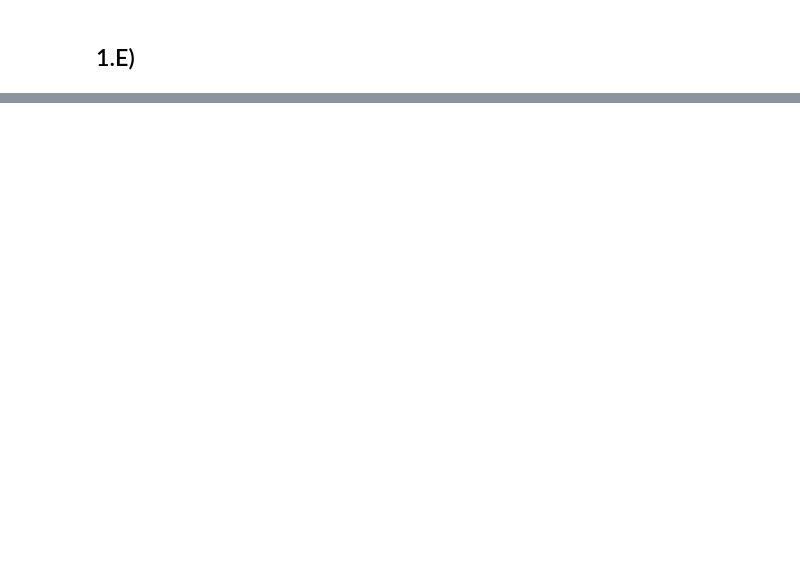
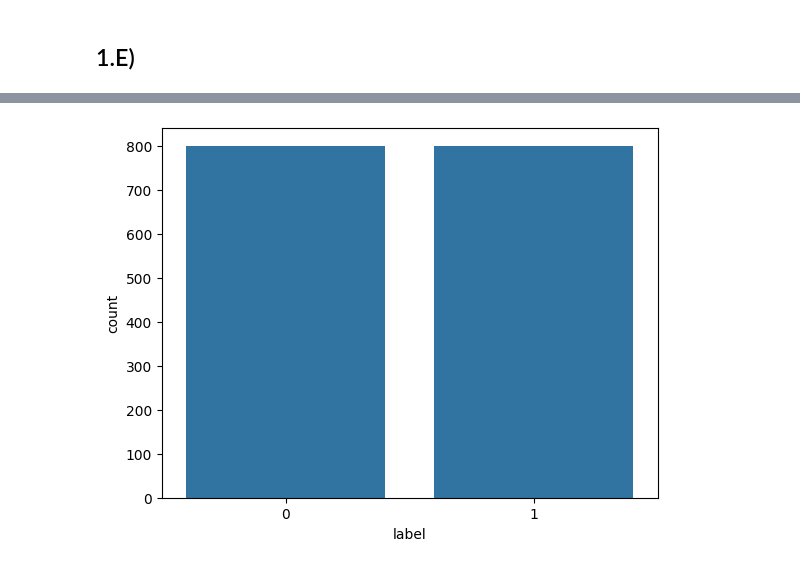
Before and after one commit to MiltonOberg/Artificial_Intelligence2-Milton-OPA23, a Jupyter notebook: labb_2/labb.ipynb, the cells around one changed output, grey strips where cells are left out. Saved outputs shown, nothing was run; the diff lists cells and outputs as text; code cells hidden in the pictures; blank space fills up the shorter version.

```diff
--- a/labb_2/labb.ipynb
+++ b/labb_2/labb.ipynb
@@ -154,0 +164,10 @@ fig.tight_layout()
+# %%
+def plot(labeled_images):
+
+    df= pd.DataFrame(data= labeled_images, columns= ["path", "label"])
+    df["count"]= df["label"].sum()
+    sns.barplot(data= df, x= "label", y= "count")
+# %%
+plot(train_labeled_images)
+# %% [output]
+[figure, added]
```
Also changed, not shown: parts of 8 cells of this notebook.
